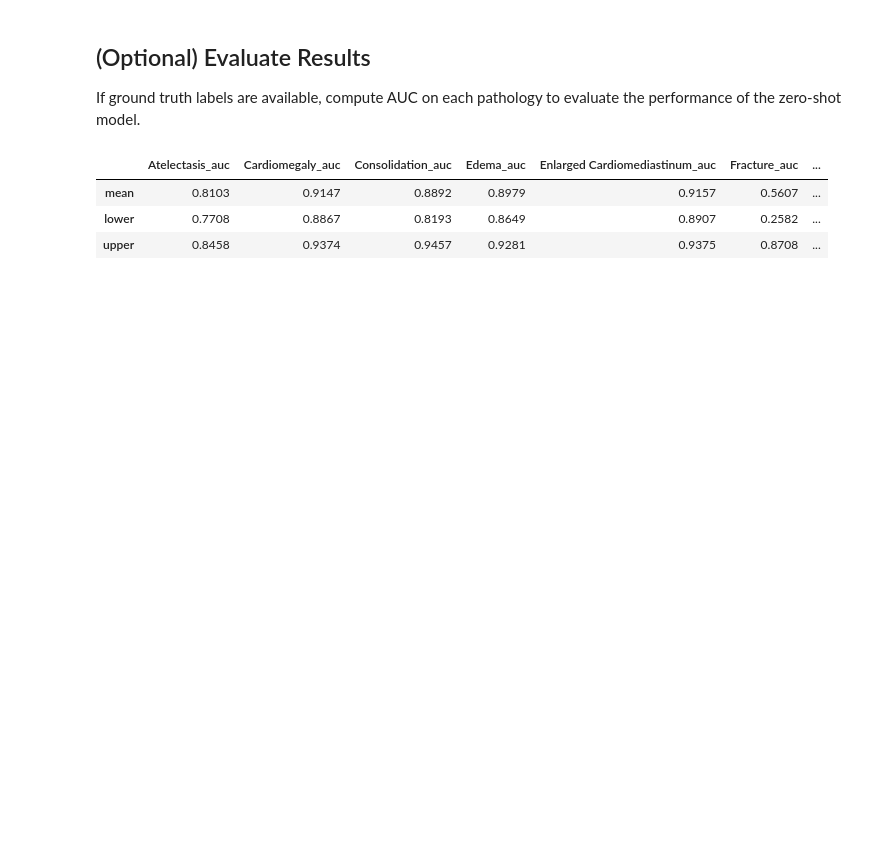
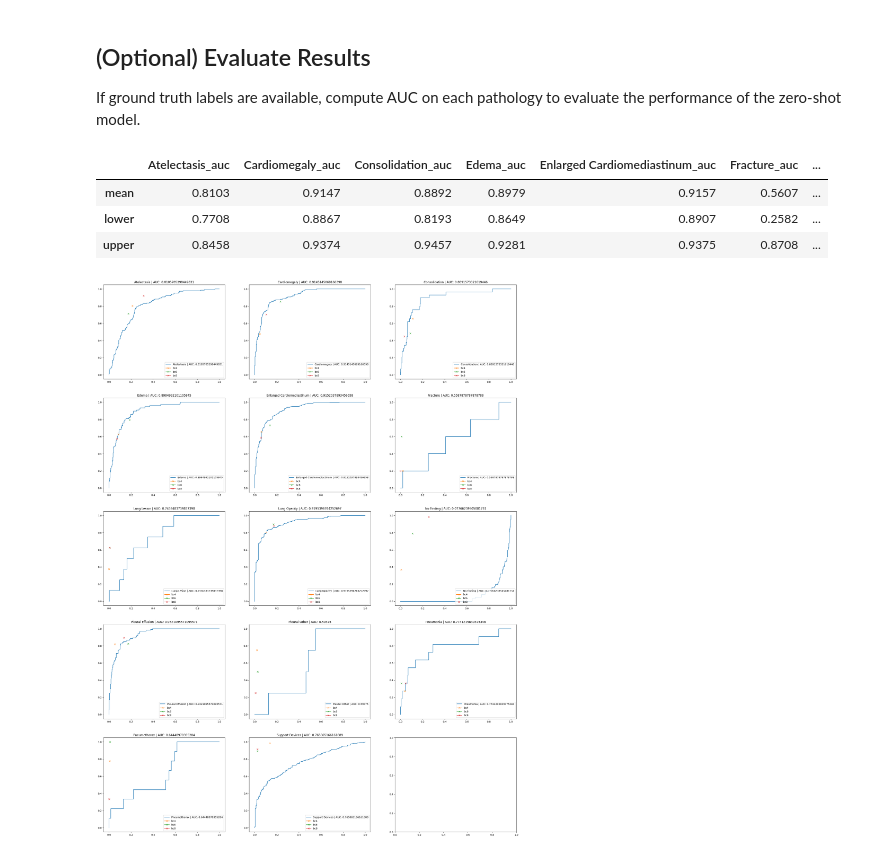
Before and after one commit to monolabs/CheXzero, a Jupyter notebook: notebooks/zero_shot_gcs.ipynb, the cells around one changed output. Saved outputs shown, nothing was run; the diff lists cells and outputs as text; code cells hidden in the pictures; blank space fills up the shorter version.

Commit message:
add plot to zero_shot_gcs.ipynb

```diff
--- a/notebooks/zero_shot_gcs.ipynb
+++ b/notebooks/zero_shot_gcs.ipynb
@@ -157,3 +163,42 @@ bootstrap_results[1]
 | mean | 0.8103 | 0.9147 | 0.8892 | 0.8979 | 0.9157 | 0.5607 | ... |
 | lower | 0.7708 | 0.8867 | 0.8193 | 0.8649 | 0.8907 | 0.2582 | ... |
 | upper | 0.8458 | 0.9374 | 0.9457 | 0.9281 | 0.9375 | 0.8708 | ... |
+# %%
+# plot results with benchmark radiologists
+
+benchmarks = {}
+benchmark_names = ['bc4', 'bc6', 'bc8']
+benchmark_paths = [f'../data/chexpert-test/{bname}.csv' for bname in benchmark_names]
+groundtruth = pd.read_csv('../data/chexpert-test/groundtruth.csv')
+for bname, bpath in zip(benchmark_names, benchmark_paths):
+    df_ = pd.read_csv(bpath)
+    df_ = df_.set_index('Study').loc[groundtruth['Study']]    # align index
+    df_ = df_[cxr_labels]
+    benchmarks[bname] = df_.values
+
+ncol = 3
+nrow = math.ceil(test_pred.shape[-1]/ncol)
+fig, axs = plt.subplots(nrow, ncol, figsize=(30, 40))
+
+for i in range(nrow):
+    for j in range (ncol):
+        idx = i*ncol + j
+        if idx >= test_pred.shape[-1]:
+            break
+        fpr, tpr, _ = metrics.roc_curve(test_true[:, idx], test_pred[:, idx])
+        auc = metrics.roc_auc_score(test_true[:, idx], test_pred[:, idx])
+        axs[i, j].plot(fpr, tpr, label=f"{cxr_labels[idx]} | AUC: {auc}")
+
+        # plot benchmarks
+        for bname, benchmark in benchmarks.items():
+            fp = np.sum(np.logical_and(np.isclose(test_true[:, idx], 0), np.isclose(benchmark[:, idx], 1)))
+            fpr = fp/(1-test_true[:, idx]).sum()
+            tp = np.sum(test_true[:, idx] * benchmark[:, idx])
+            tpr = tp/test_true[:, idx].sum()
+            axs[i, j].plot(fpr, tpr, marker='x', label=bname)
+
+        axs[i, j].legend(loc=4)
+        axs[i, j].set_title(f"{cxr_labels[idx]} | AUC: {auc}")
+plt.show()
+# %% [output]
+[figure, added]
```
Also changed, not shown: parts of 5 cells of this notebook.
